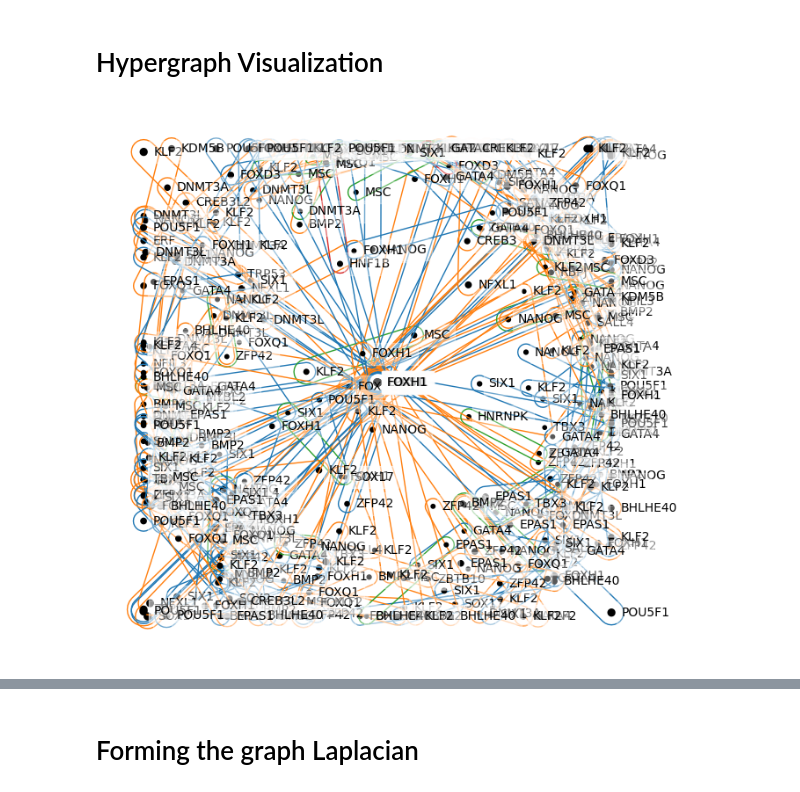
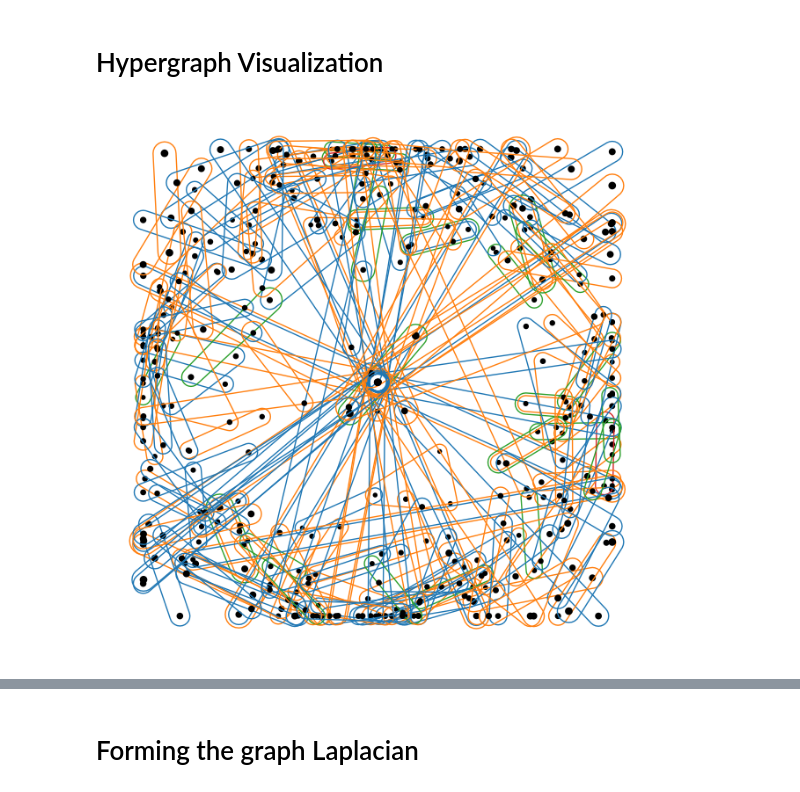
Before and after one commit to Dennis-Bersenev/scPectral, a Jupyter notebook: scPectral/mESCsResult.ipynb, the cells around one changed output, grey strips where cells are left out. Cells and saved outputs as stored; diff of their text form; code cells hidden in the pictures.

```diff
--- a/scPectral/mESCsResult.ipynb
+++ b/scPectral/mESCsResult.ipynb
@@ -33,16 +31,12 @@ m.prune_graph()
     # ax.tick_params(left=False, bottom=False)
 # %% [markdown]
 # Hypergraph Visualization
-# %%
-# plt.figure(dpi=360)
-for i in range(len(m.hedges)):
-    hnx.draw(hnx.classes.Hypergraph.from_numpy_array(m.hedges[i], node_names=m.gene_labels), with_edge_labels=False, node_radius=0.5)
-    # hnx.draw(hnx.classes.Hypergraph.from_numpy_array(hedges[i]))
-    # if m.hedges[i].shape[1] > 3:
-    #     print("yeppp")
-# plt.savefig("./hgraphsmall")
-# %% [output]
-[figure, removed]
+# %%
+# plt.figure(dpi=360)
+# plt.savefig("./hgraphsmall")
+utils.visualize_hyperedge_set(m)
+# %% [output]
+[figure, added]
 # %%
 H_test = hnx.classes.Hypergraph.from_numpy_array(M = m.H[:, 60:80])
 hnx.drawing.rubber_band.draw(H_test)
```
Also changed, not shown: parts of 12 cells of this notebook, 2 other files.
